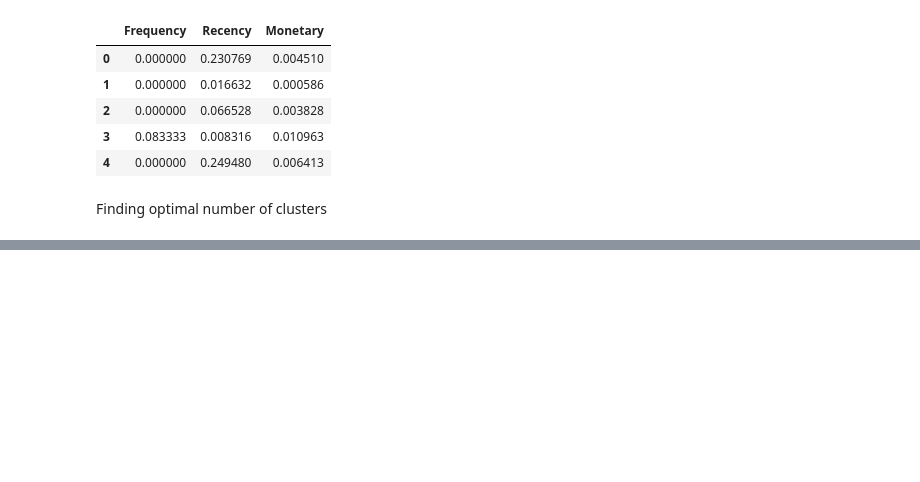
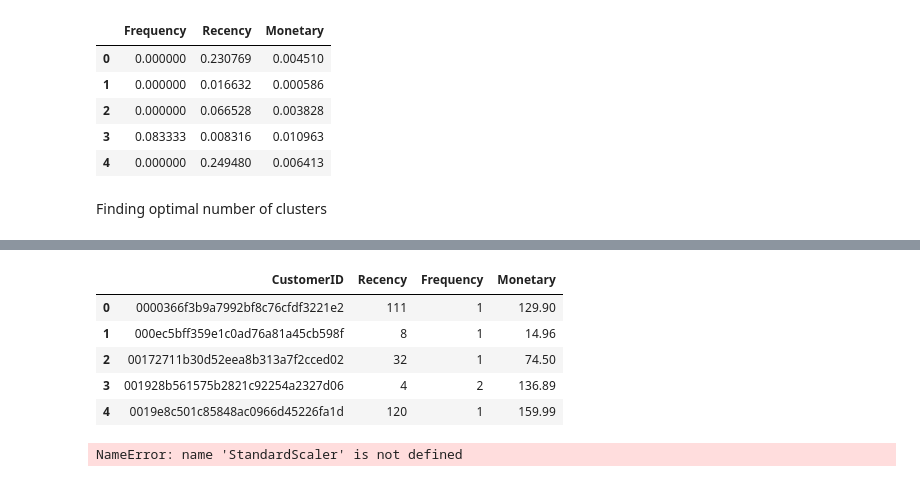
Before and after one commit to MatteoFerraresi/267161, a Jupyter notebook: main.ipynb, the cells around one changed output, grey strips where cells are left out. Cells and saved outputs as stored; diff of their text form; code cells hidden in the pictures; blank space fills up the shorter version.

```diff
--- a/main.ipynb
+++ b/main.ipynb
@@ -493,0 +497,74 @@ elbow.show()
+# %%
+cs_df['order_purchase_timestamp'] = pd.to_datetime(cs_df['order_purchase_timestamp'])
+
+df_recency = cs_df.groupby(by='customer_unique_id', as_index=False)['order_purchase_timestamp'].max()
+df_recency.columns = ['CustomerId', 'LastPurchaseDate']
+recent_date = df_recency['LastPurchaseDate'].max()
+df_recency['Recency'] = df_recency['LastPurchaseDate'].apply(lambda x: (recent_date - x).days)
+
+frequency_df = cs_df.groupby(by=['customer_unique_id'], as_index=False)['order_purchase_timestamp'].count()
+frequency_df.columns = ['CustomerId', 'Frequency']
+
+monetary_df = cs_df.groupby(by='customer_unique_id', as_index=False)['price'].sum()
+monetary_df.columns = ['CustomerId', 'Monetary']
+
+rfm = pd.merge(df_recency, frequency_df, on='CustomerId', how='inner')
+rfm = pd.merge(rfm, monetary_df, on='CustomerId', how='inner')
+rfm.drop('LastPurchaseDate', inplace=True, axis=1)
+
+rfm.columns = ['CustomerID', 'Recency', 'Frequency', 'Monetary']
+
+rfm.head()
+# %% [output]
+|  | CustomerID | Recency | Frequency | Monetary |
+| 0 | 0000366f3b9a7992bf8c76cfdf3221e2 | 111 | 1 | 129.90 |
+| 1 | 000ec5bff359e1c0ad76a81a45cb598f | 8 | 1 | 14.96 |
+| 2 | 00172711b30d52eea8b313a7f2cced02 | 32 | 1 | 74.50 |
+| 3 | 001928b561575b2821c92254a2327d06 | 4 | 2 | 136.89 |
+| 4 | 0019e8c501c85848ac0966d45226fa1d | 120 | 1 | 159.99 |
+# %%
+
+scaler= StandardScaler()
+rfm_norm = rfm[['Monetary', 'Frequency', 'Recency']]
+rfm_norm = scaler.fit_transform(rfm_norm)
+rfm_norm = pd.DataFrame(rfm_norm)
+
+means = KMeans(n_clusters=3, max_iter=50)
+kmeans.fit(rfm_norm)
+
+#used to find best n° of cluster
+ssd = []
+range_n_clusters = [2, 3, 4, 5, 6, 7, 8]
+for num_clusters in range_n_clusters:
+    kmeans = KMeans (n_clusters=num_clusters, max_iter=50)
+    kmeans.fit(rfm_norm)
+
+    ssd.append(kmeans.inertia_)
+
+    cluster_labels = kmeans.labels_
+
+    silhouette_avg = silhouette_score(rfm_norm, cluster_labels)
+    print('N° Cluster = {0}, shil. score is {1}'.format(num_clusters, silhouette_avg))
+
+plt.figure(figsize=(16,8))
+plt.plot(range_n_clusters, ssd, 'bx-')
+plt.xlabel('k')
+plt.ylabel('Distortion')
+plt.title('The Elbow Method showing the optimal k')
+plt.show()
+
+
+plot()
+
+
+kmeans = KMeans(n_clusters=4, max_iter=50)
+kmeans.fit(rfm_norm)
+
+rfm_norm.loc[:, 'CustomerID'] = rfm['CustomerID']
+rfm_norm['Cluster'] = kmeans.labels_
+
+plt.rcParams["figure.figsize"] = (25,25)
+fig = plt.figure(1)
+plt.clf()
+# %% [output]
+NameError: name 'StandardScaler' is not defined
```
Also changed, not shown: parts of 16 cells of this notebook.
